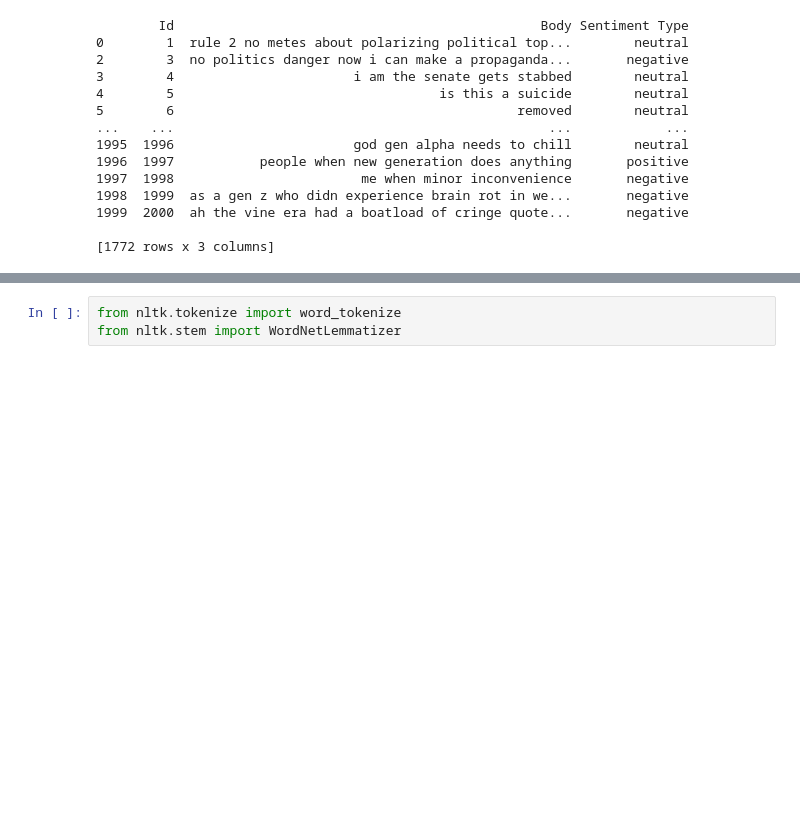
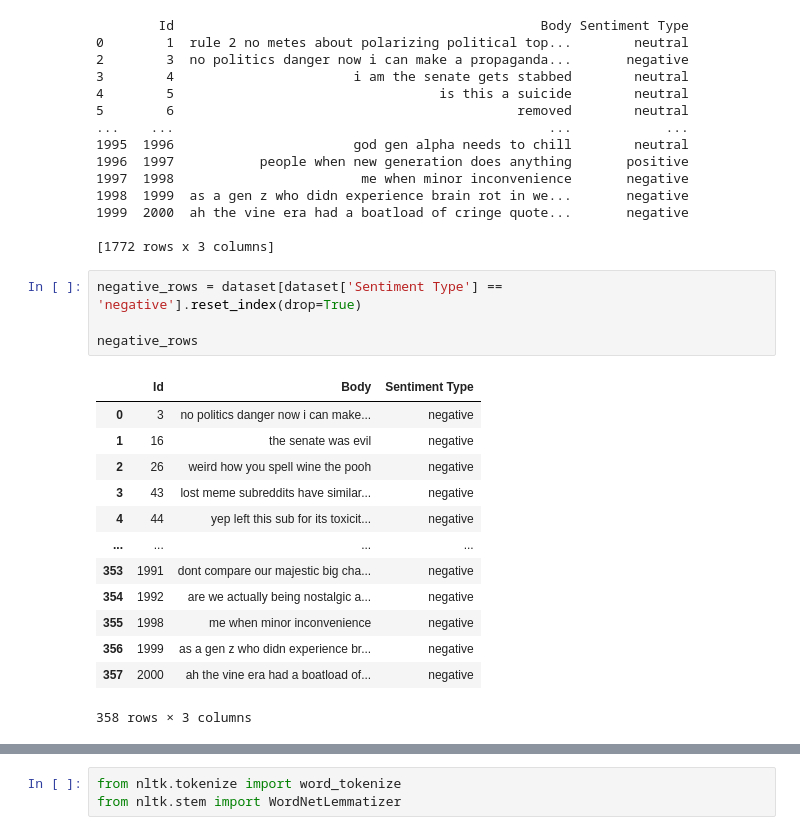
Before and after one commit to PR7175Z/Social-Media-Sentiment-Analaysis, a Jupyter notebook: model.ipynb, the cells around one changed output, grey strips where cells are left out. Cells and saved outputs as stored; diff of their text form; blank space fills up the shorter version.

```diff
--- a/model.ipynb
+++ b/model.ipynb
@@ -69,3 +140,21 @@ print(dataset)
 1999  2000  ah the vine era had a boatload of cringe quote...       negative
 
 [1772 rows x 3 columns]
+# %%
+negative_rows = dataset[dataset['Sentiment Type'] == 'negative'].reset_index(drop=True)
+
+negative_rows
+# %% [output]
+|  | Id | Body | Sentiment Type |
+| 0 | 3 | no politics danger now i can make... | negative |
+| 1 | 16 | the senate was evil | negative |
+| 2 | 26 | weird how you spell wine the pooh | negative |
+| 3 | 43 | lost meme subreddits have similar... | negative |
+| 4 | 44 | yep left this sub for its toxicit... | negative |
+| ... | ... | ... | ... |
+| 353 | 1991 | dont compare our majestic big cha... | negative |
+| 354 | 1992 | are we actually being nostalgic a... | negative |
+| 355 | 1998 | me when minor inconvenience | negative |
+| 356 | 1999 | as a gen z who didn experience br... | negative |
+| 357 | 2000 | ah the vine era had a boatload of... | negative |
+358 rows × 3 columns
```
Also changed, not shown: parts of 8 cells of this notebook.
